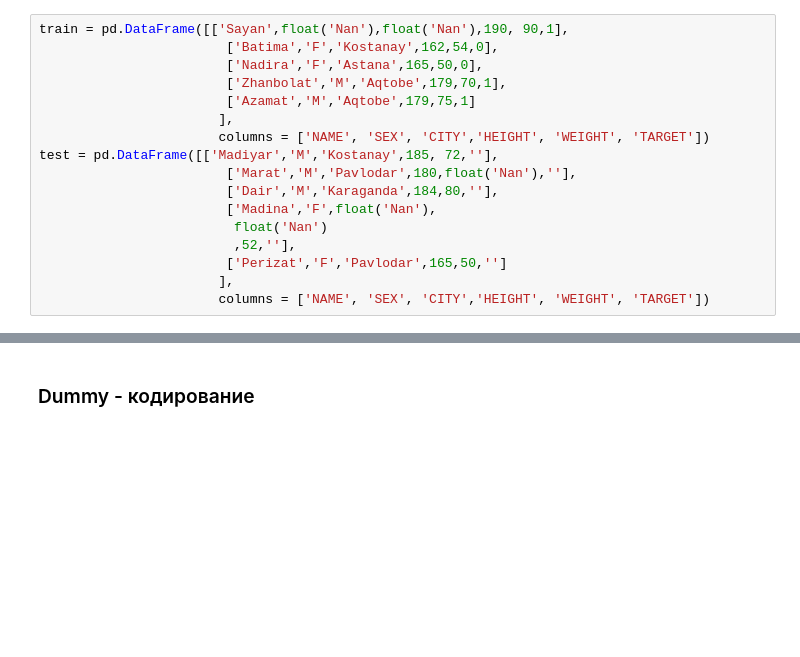
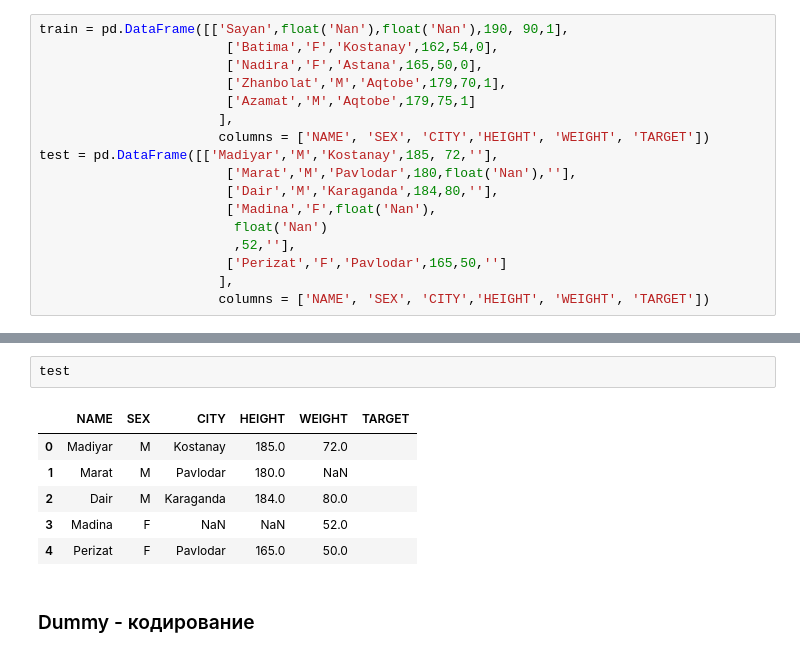
Before and after one commit to mkhamzanov/ccp-module, a Jupyter notebook: Examples.ipynb, the cells around one changed output, grey strips where cells are left out. Saved outputs shown, nothing was run; the diff lists cells and outputs as text; blank space fills up the shorter version.

```diff
--- a/Examples.ipynb
+++ b/Examples.ipynb
@@ -26,3 +35,12 @@ test = pd.DataFrame([['Madiyar','M','Kostanay',185, 72,''],
+# %%
+test
+# %% [output]
+|  | NAME | SEX | CITY | HEIGHT | WEIGHT | TARGET |
+| 0 | Madiyar | M | Kostanay | 185.0 | 72.0 |  |
+| 1 | Marat | M | Pavlodar | 180.0 | NaN |  |
+| 2 | Dair | M | Karaganda | 184.0 | 80.0 |  |
+| 3 | Madina | F | NaN | NaN | 52.0 |  |
+| 4 | Perizat | F | Pavlodar | 165.0 | 50.0 |  |
 # %% [markdown]
 ### Dummy - кодирование
 # %%
```
Also changed, not shown: parts of 1 cell of this notebook.
